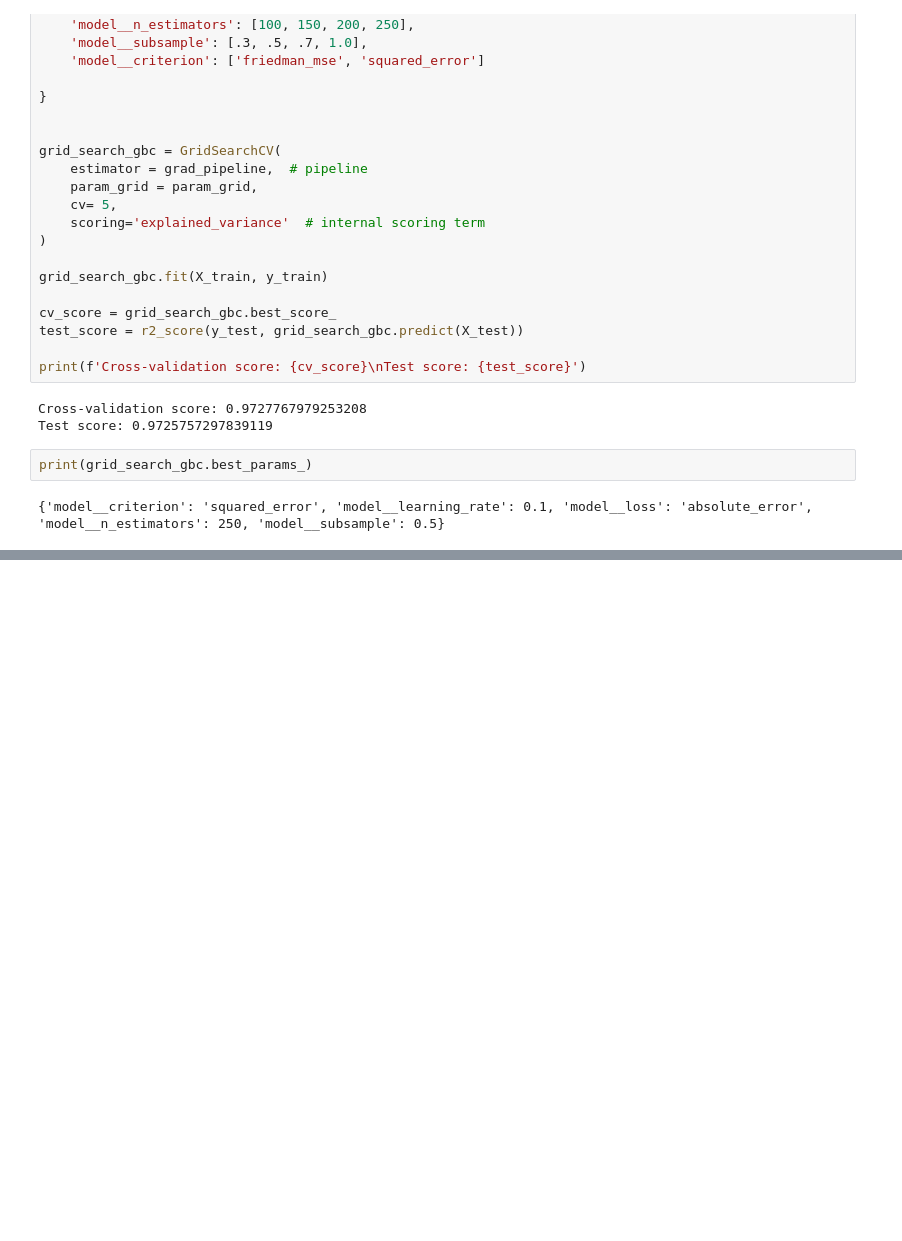
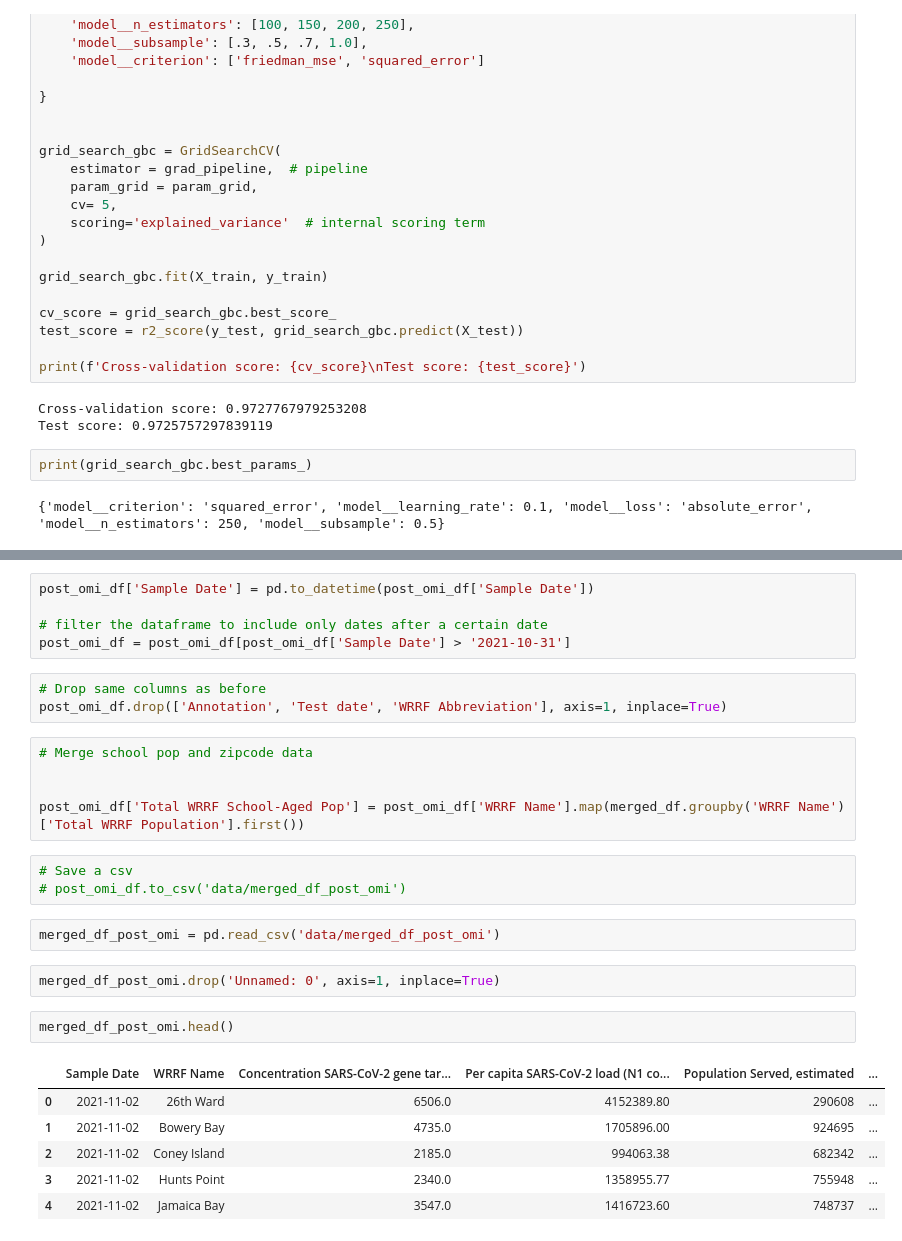
Before and after one commit to Lou-Hines/Covid_Wastewater_and_Schools, a Jupyter notebook: Wastewater_and_Schools.ipynb, the cells around one changed output, grey strips where cells are left out. Drawn from its saved outputs; the diff is of its cells as text; blank space fills up the shorter version.

```diff
--- a/Wastewater_and_Schools.ipynb
+++ b/Wastewater_and_Schools.ipynb
@@ -2002,0 +1999,29 @@ get_scorer_names()
+# %%
+post_omi_df['Sample Date'] = pd.to_datetime(post_omi_df['Sample Date'])
+
+# filter the dataframe to include only dates after a certain date
+post_omi_df = post_omi_df[post_omi_df['Sample Date'] > '2021-10-31']
+# %%
+# Drop same columns as before
+post_omi_df.drop(['Annotation', 'Test date', 'WRRF Abbreviation'], axis=1, inplace=True)
+# %%
+# Merge school pop and zipcode data
+
+
+post_omi_df['Total WRRF School-Aged Pop'] = post_omi_df['WRRF Name'].map(merged_df.groupby('WRRF Name')['Total WRRF Population'].first())
+# %%
+# Save a csv
+# post_omi_df.to_csv('data/merged_df_post_omi')
+# %%
+merged_df_post_omi = pd.read_csv('data/merged_df_post_omi')
+# %%
+merged_df_post_omi.drop('Unnamed: 0', axis=1, inplace=True)
+# %%
+merged_df_post_omi.head()
+# %% [output]
+|  | Sample Date | WRRF Name | Concentration SARS-CoV-2 gene tar... | Per capita SARS-CoV-2 load (N1 co... | Population Served, estimated | ... |
+| 0 | 2021-11-02 | 26th Ward | 6506.0 | 4152389.80 | 290608 | ... |
+| 1 | 2021-11-02 | Bowery Bay | 4735.0 | 1705896.00 | 924695 | ... |
+| 2 | 2021-11-02 | Coney Island | 2185.0 | 994063.38 | 682342 | ... |
+| 3 | 2021-11-02 | Hunts Point | 2340.0 | 1358955.77 | 755948 | ... |
+| 4 | 2021-11-02 | Jamaica Bay | 3547.0 | 1416723.60 | 748737 | ... |
```
Also changed, not shown: parts of 17 cells of this notebook.
